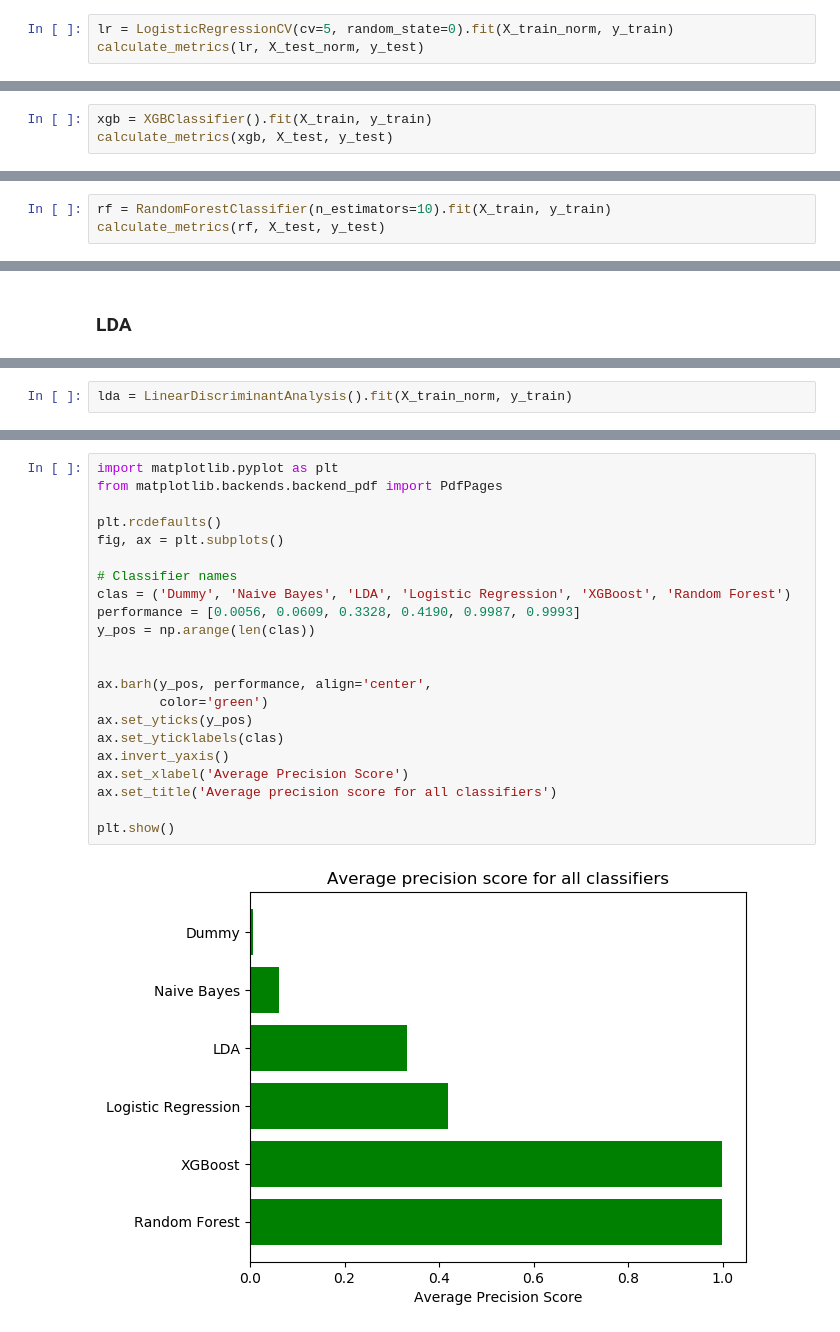
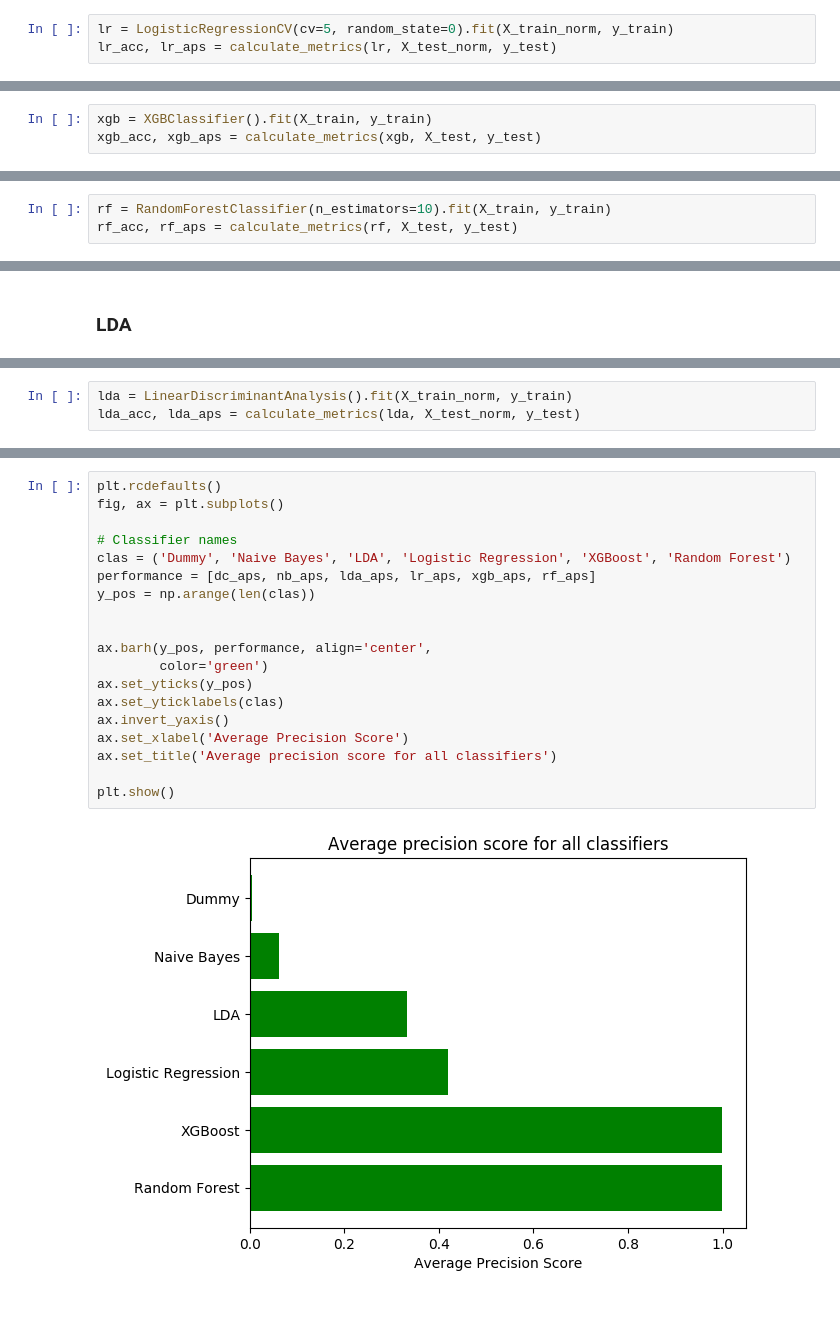
Before and after one commit to amanrajdce/Fraud-Detector, a Jupyter notebook: Fraudulent_Transaction_Detection.ipynb, the cells around one changed output, grey strips where cells are left out. Drawn from its saved outputs; the diff is of its cells as text.

```diff
--- a/Fraudulent_Transaction_Detection.ipynb
+++ b/Fraudulent_Transaction_Detection.ipynb
@@ -386,5 +382,5 @@ With Naive Bayes' we get a slight improvement in average precision, however, acc
 ### Logistic Regression Classifier
 # %%
 lr = LogisticRegressionCV(cv=5, random_state=0).fit(X_train_norm, y_train)
-calculate_metrics(lr, X_test_norm, y_test)
+lr_acc, lr_aps = calculate_metrics(lr, X_test_norm, y_test)
 # %% [output]
@@ -424,5 +400,5 @@ https://datascience.stackexchange.com/questions/989/svm-using-scikit-learn-runs-
 ### XG Boost
 # %%
 xgb = XGBClassifier().fit(X_train, y_train)
-calculate_metrics(xgb, X_test, y_test)
+xgb_acc, xgb_aps = calculate_metrics(xgb, X_test, y_test)
 # %% [output]
@@ -438,5 +416,5 @@ Accuracy:0.9999931593294775, Average Precision Score:0.9987842799426379
 ### Random Forest Classifier
 # %%
 rf = RandomForestClassifier(n_estimators=10).fit(X_train, y_train)
-calculate_metrics(rf, X_test, y_test)
+rf_acc, rf_aps = calculate_metrics(rf, X_test, y_test)
 # %% [output]
@@ -455,2 +433,3 @@ from sklearn.discriminant_analysis import LinearDiscriminantAnalysis, QuadraticD
 # %%
 lda = LinearDiscriminantAnalysis().fit(X_train_norm, y_train)
+lda_acc, lda_aps = calculate_metrics(lda, X_test_norm, y_test)
@@ -468,24 +447,21 @@ Accuracy:0.9961965871894763, Average Precision Score:0.33282278832522094
 # %%
-import matplotlib.pyplot as plt
-from matplotlib.backends.backend_pdf import PdfPages
-
 plt.rcdefaults()
 fig, ax = plt.subplots()
 
 # Classifier names
 clas = ('Dummy', 'Naive Bayes', 'LDA', 'Logistic Regression', 'XGBoost', 'Random Forest')
-performance = [0.0056, 0.0609, 0.3328, 0.4190, 0.9987, 0.9993]
+performance = [dc_aps, nb_aps, lda_aps, lr_aps, xgb_aps, rf_aps]
 y_pos = np.arange(len(clas))
 
 
 ax.barh(y_pos, performance, align='center',
         color='green')
 ax.set_yticks(y_pos)
 ax.set_yticklabels(clas)
 ax.invert_yaxis()
 ax.set_xlabel('Average Precision Score')
 ax.set_title('Average precision score for all classifiers')
 
 plt.show()
 # %% [output]
-[figure, old version]
+[figure, new version]
```
Also changed, not shown: parts of 21 cells of this notebook.
